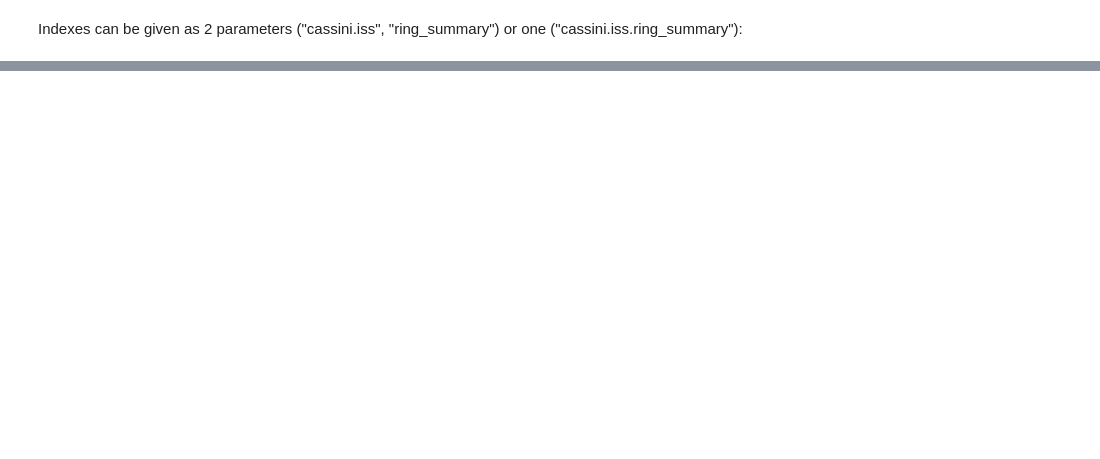
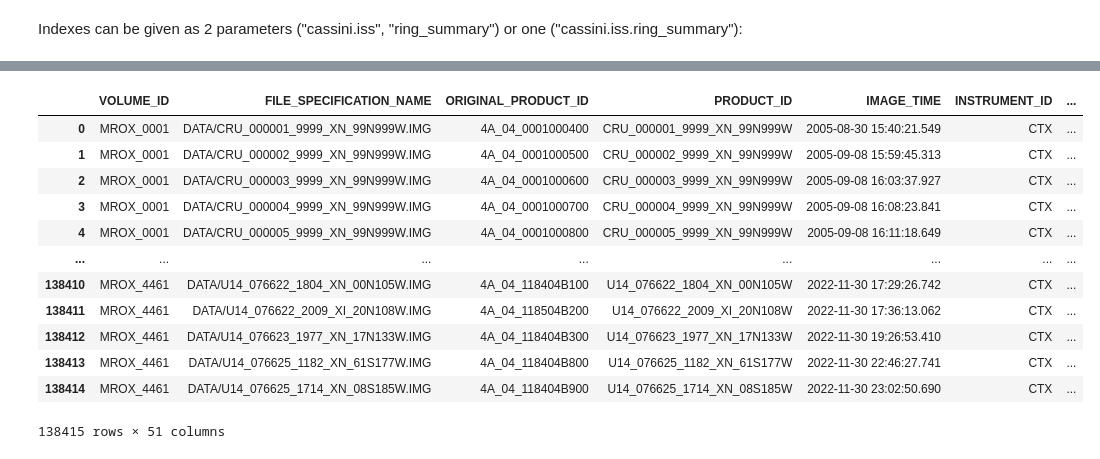
Before and after one commit to michaelaye/nbplanetary, a Jupyter notebook: notebooks/api/02c_pds.apps.ipynb, the cells around one changed output, grey strips where cells are left out. Saved outputs shown, nothing was run; the diff lists cells and outputs as text; code cells hidden in the pictures; blank space fills up the shorter version.

```diff
--- a/notebooks/api/02c_pds.apps.ipynb
+++ b/notebooks/api/02c_pds.apps.ipynb
@@ -31,15 +35,19 @@ def get_index(
         check_update: bool = True,  # switch off for faster return time.
 ) -> pd.DataFrame:  # The PDS index convert to pandas DataFrame
     """Example: get_index("cassini.iss", "index")"""
+    # I need to add the check_update switch to the constructor b/c of dynamic url setting that always
+    # wants to go online to find the latest volume URL.
     if not index_name:
-        index = Index(instr)
+        index = Index(instr, check_update=check_update)
     else:
-        index = Index(instr + ".indexes." + index_name)
+        index = Index(instr + ".indexes." + index_name, check_update=check_update)
     if not index.local_table_path.exists() or refresh:
         index.download()
     if check_update and index.update_available:
         print("An updated index is available.")
         print("Call `get_index` with `refresh=True` to get the updated version.")
+    if not index.local_parq_path.exists():
+        index.convert_to_parquet()
     return index.parquet
 # %%
 instr = "cassini.iss"
@@ -65,3 +97,19 @@ index.head()
+# %%
+get_index("mro.ctx.edr", check_update=False)
+# %% [output]
+|  | VOLUME_ID | FILE_SPECIFICATION_NAME | ORIGINAL_PRODUCT_ID | PRODUCT_ID | IMAGE_TIME | INSTRUMENT_ID | ... |
+| 0 | MROX_0001 | DATA/CRU_000001_9999_XN_99N999W.IMG | 4A_04_0001000400 | CRU_000001_9999_XN_99N999W | 2005-08-30 15:40:21.549 | CTX | ... |
+| 1 | MROX_0001 | DATA/CRU_000002_9999_XN_99N999W.IMG | 4A_04_0001000500 | CRU_000002_9999_XN_99N999W | 2005-09-08 15:59:45.313 | CTX | ... |
+| 2 | MROX_0001 | DATA/CRU_000003_9999_XN_99N999W.IMG | 4A_04_0001000600 | CRU_000003_9999_XN_99N999W | 2005-09-08 16:03:37.927 | CTX | ... |
+| 3 | MROX_0001 | DATA/CRU_000004_9999_XN_99N999W.IMG | 4A_04_0001000700 | CRU_000004_9999_XN_99N999W | 2005-09-08 16:08:23.841 | CTX | ... |
+| 4 | MROX_0001 | DATA/CRU_000005_9999_XN_99N999W.IMG | 4A_04_0001000800 | CRU_000005_9999_XN_99N999W | 2005-09-08 16:11:18.649 | CTX | ... |
+| ... | ... | ... | ... | ... | ... | ... | ... |
+| 138410 | MROX_4461 | DATA/U14_076622_1804_XN_00N105W.IMG | 4A_04_118404B100 | U14_076622_1804_XN_00N105W | 2022-11-30 17:29:26.742 | CTX | ... |
+| 138411 | MROX_4461 | DATA/U14_076622_2009_XI_20N108W.IMG | 4A_04_118504B200 | U14_076622_2009_XI_20N108W | 2022-11-30 17:36:13.062 | CTX | ... |
+| 138412 | MROX_4461 | DATA/U14_076623_1977_XN_17N133W.IMG | 4A_04_118404B300 | U14_076623_1977_XN_17N133W | 2022-11-30 19:26:53.410 | CTX | ... |
+| 138413 | MROX_4461 | DATA/U14_076625_1182_XN_61S177W.IMG | 4A_04_118404B800 | U14_076625_1182_XN_61S177W | 2022-11-30 22:46:27.741 | CTX | ... |
+| 138414 | MROX_4461 | DATA/U14_076625_1714_XN_08S185W.IMG | 4A_04_118404B900 | U14_076625_1714_XN_08S185W | 2022-11-30 23:02:50.690 | CTX | ... |
+138415 rows × 51 columns
 # %%
 #| export
 def find_instruments(
```
Also changed, not shown: parts of 11 cells of this notebook, 1 other file.
